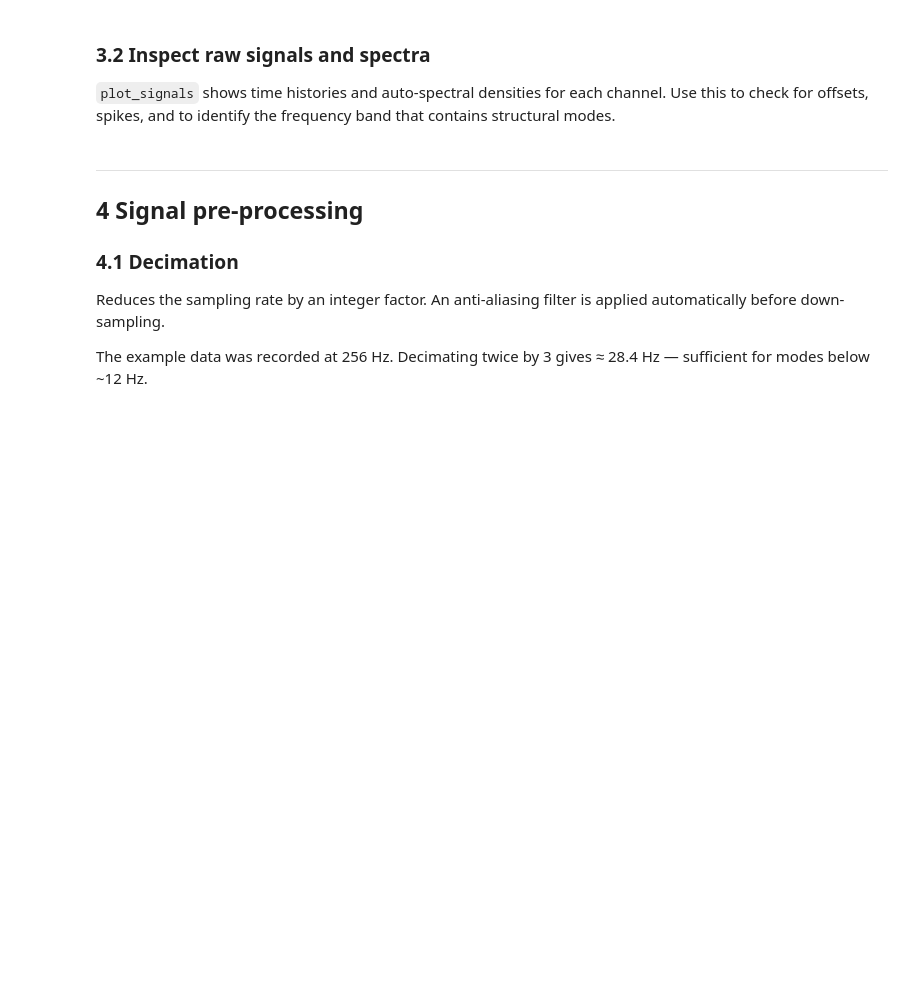
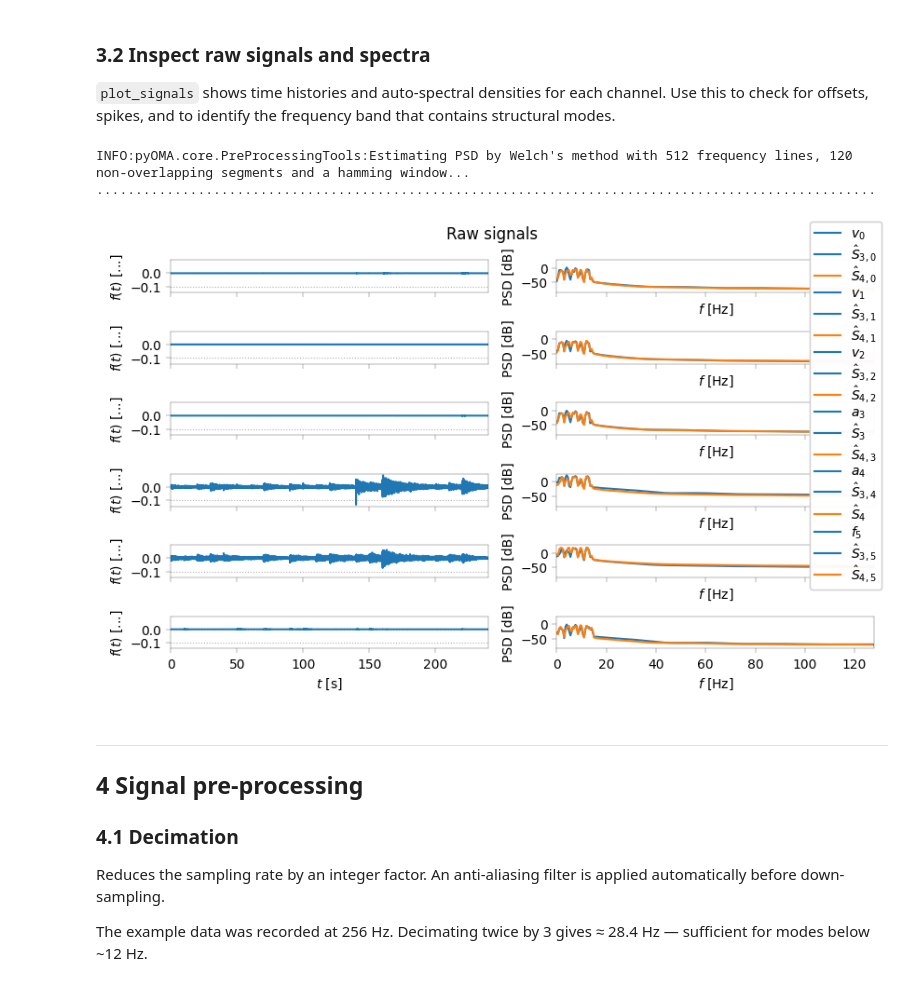
Before and after one commit to pyOMA-dev/pyOMA, a Jupyter notebook: scripts/single_setup_analysis.ipynb, the cells around one changed output. Drawn from its saved outputs; the diff is of its cells as text; code cells hidden in the pictures; blank space fills up the shorter version.

```diff
--- a/scripts/single_setup_analysis.ipynb
+++ b/scripts/single_setup_analysis.ipynb
@@ -150,9 +162,14 @@ print(f'Ref. chans : {prep_signals.ref_channels}')
 Use this to check for offsets, spikes, and to identify the frequency band that
 contains structural modes.
 # %%
-prep_signals.plot_signals(per_channel_axes=True, n_lines=512)
+plot_signals = SignalPlot(prep_signals)
+plot_signals.plot_signals(per_channel_axes=True, n_lines=512)
 plt.suptitle('Raw signals', fontsize=12)
 plt.tight_layout()
+# %% [output]
+INFO:pyOMA.core.PreProcessingTools:Estimating PSD by Welch's method with 512 frequency lines, 120 non-overlapping segments and a hamming window...
+....................................................................................................
+[figure, added]
 # %% [markdown]
 ---
 ## 4  Signal pre-processing
```
Also changed, not shown: parts of 10 cells of this notebook, 2 other files.
